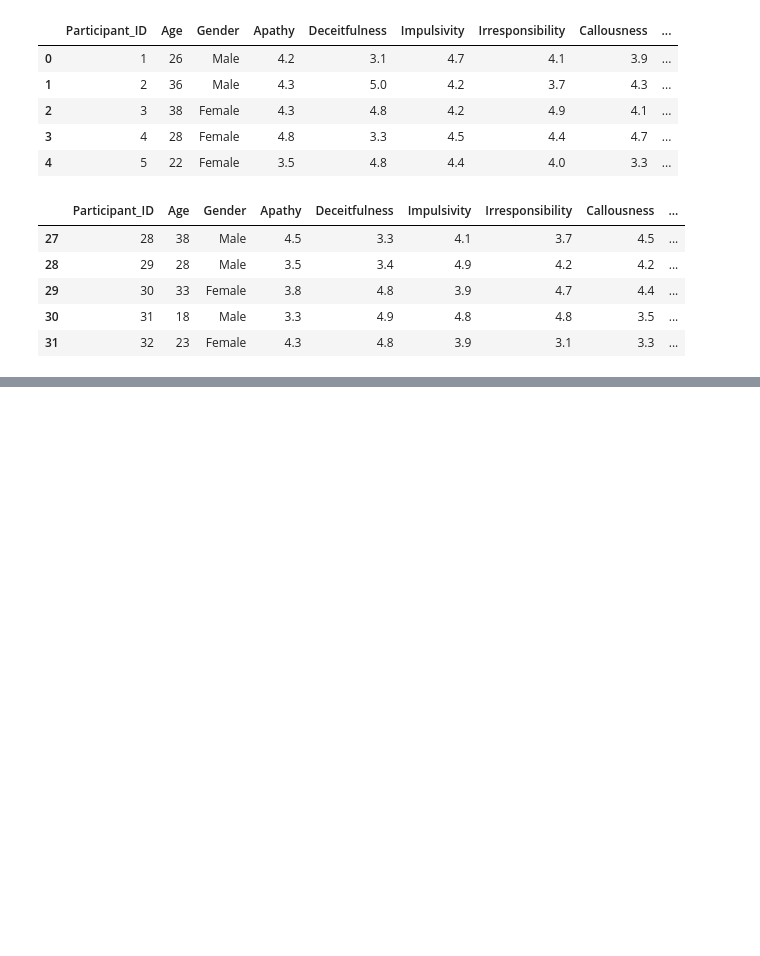
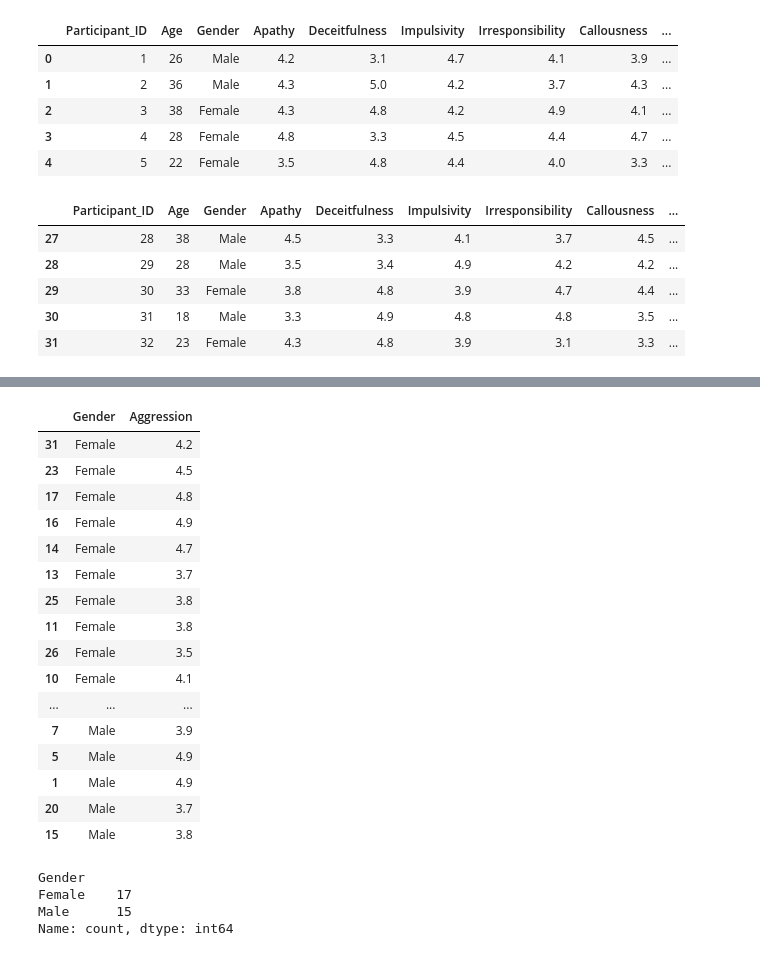
Before and after one commit to MimoHasPurpose/Exploration, a Jupyter notebook: seaborn/research/antisocial.ipynb, the cells around one changed output, grey strips where cells are left out. Drawn from its saved outputs; the diff is of its cells as text; code cells hidden in the pictures; blank space fills up the shorter version.

```diff
--- a/seaborn/research/antisocial.ipynb
+++ b/seaborn/research/antisocial.ipynb
@@ -57,0 +87,2 @@ data.tail()
+# %%
+gender_aggression=data[["Gender","Aggression"]]
@@ -57,0 +98,27 @@ data.tail()
+# %%
+gender_aggression.sort_values(by='Gender')
+# %% [output]
+|  | Gender | Aggression |
+| 31 | Female | 4.2 |
+| 23 | Female | 4.5 |
+| 17 | Female | 4.8 |
+| 16 | Female | 4.9 |
+| 14 | Female | 4.7 |
+| 13 | Female | 3.7 |
+| 25 | Female | 3.8 |
+| 11 | Female | 3.8 |
+| 26 | Female | 3.5 |
+| 10 | Female | 4.1 |
+| ... | ... | ... |
+| 7 | Male | 3.9 |
+| 5 | Male | 4.9 |
+| 1 | Male | 4.9 |
+| 20 | Male | 3.7 |
+| 15 | Male | 3.8 |
+# %%
+gender_aggression['Gender'].value_counts()
+# %% [output]
+Gender
+Female    17
+Male      15
+Name: count, dtype: int64
```
Also changed, not shown: parts of 9 cells of this notebook, 4 other files.
